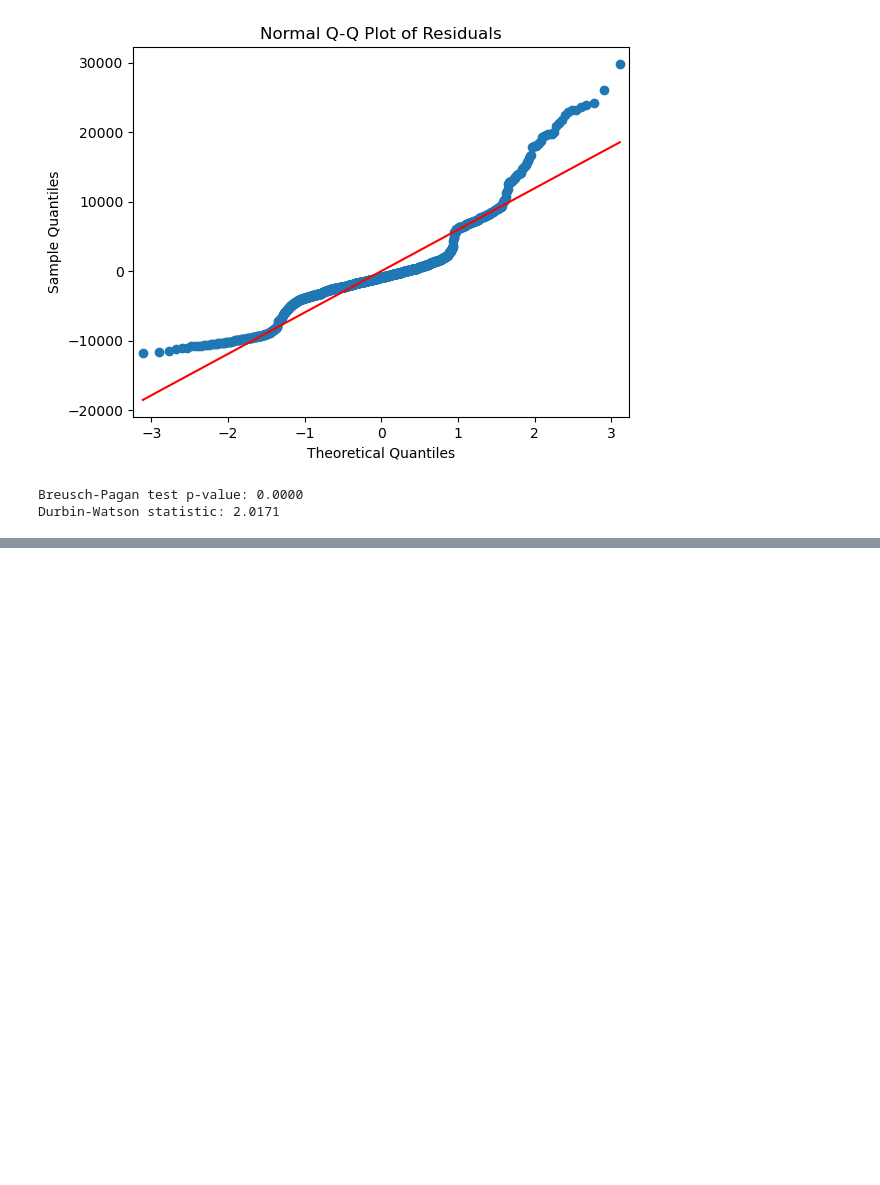
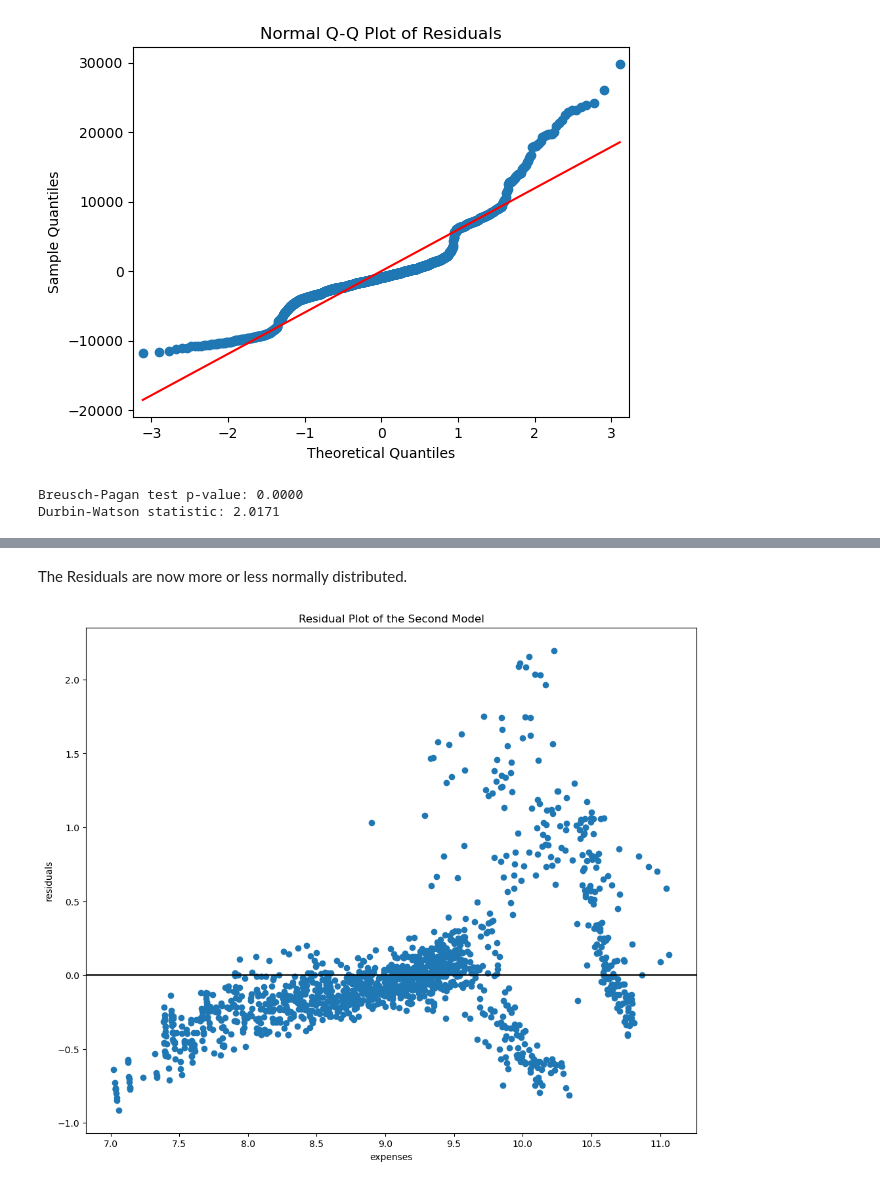
Before and after one commit to George-Mbugua/Predicting-Insurance-Premiums-A-Multiple-Linear-Regression-Model, a Jupyter notebook: Untitled-1.ipynb, the cells around one changed output, grey strips where cells are left out. Drawn from its saved outputs; the diff is of its cells as text; code cells hidden in the pictures; blank space fills up the shorter version.

```diff
--- a/Untitled-1.ipynb
+++ b/Untitled-1.ipynb
@@ -574,0 +675,13 @@ Observations:
+# %% [markdown]
+The Residuals are now more or less normally distributed.
+# %%
+# Testing the linearity and heteroskedasticity assumption
+fig, ax = plt.subplots(figsize=(12,10))
+
+ax.scatter(y_log, log_results.resid)
+ax.axhline(y=0, color="black")
+ax.set_xlabel("expenses")
+ax.set_ylabel("residuals")
+ax.set_title("Residual Plot of the Second Model");
+# %% [output]
+[figure, added]
```
Also changed, not shown: parts of 21 cells of this notebook.
